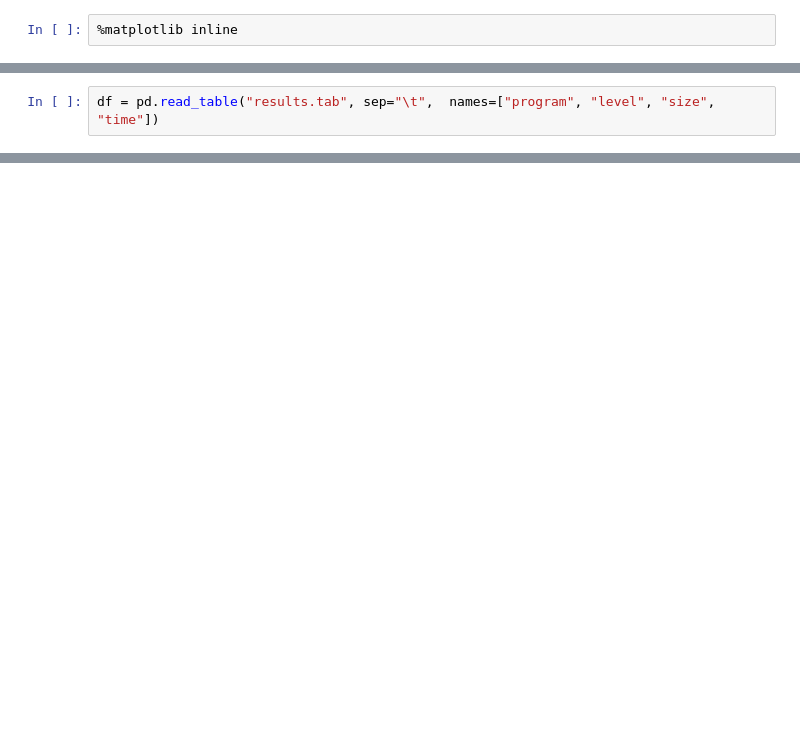
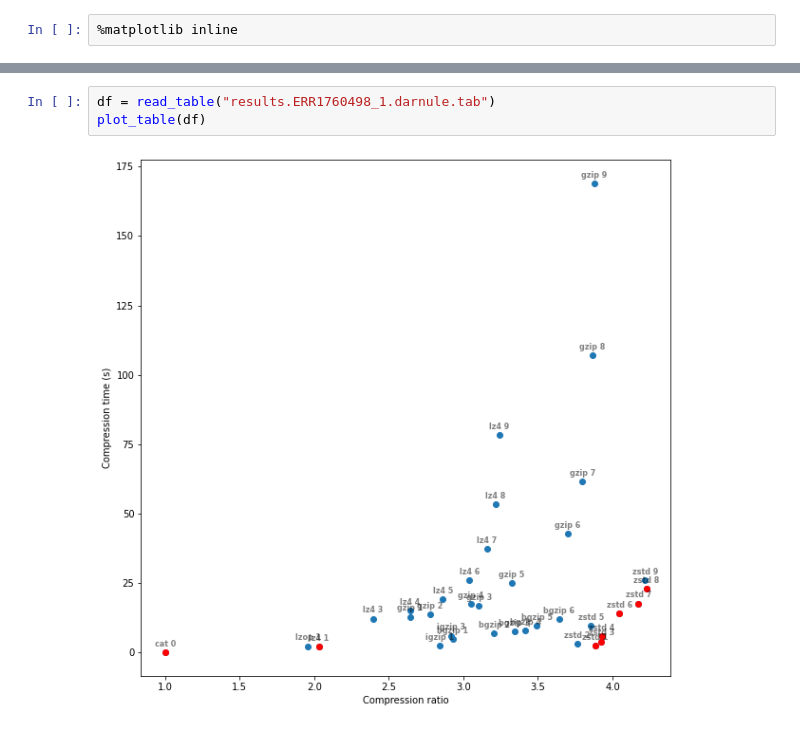
Before and after one commit to marcelm/compression, a Jupyter notebook: plotresults.ipynb, the cells around one changed output, grey strips where cells are left out. Drawn from its saved outputs; the diff is of its cells as text; blank space fills up the shorter version.

```diff
--- a/plotresults.ipynb
+++ b/plotresults.ipynb
@@ -7,2 +5,0 @@ import pandas as pd
-# %%
-df = pd.read_table("results.tab", sep="\t",  names=["program", "level", "size", "time"])
@@ -49,0 +54,5 @@ for size, time, lev, prog in list(zip(df["size"], df["time"], df["level"], df["p
+# %%
+df = read_table("results.ERR1760498_1.darnule.tab")
+plot_table(df)
+# %% [output]
+[figure, added]
```
Also changed, not shown: parts of 6 cells of this notebook, 2 other files.
